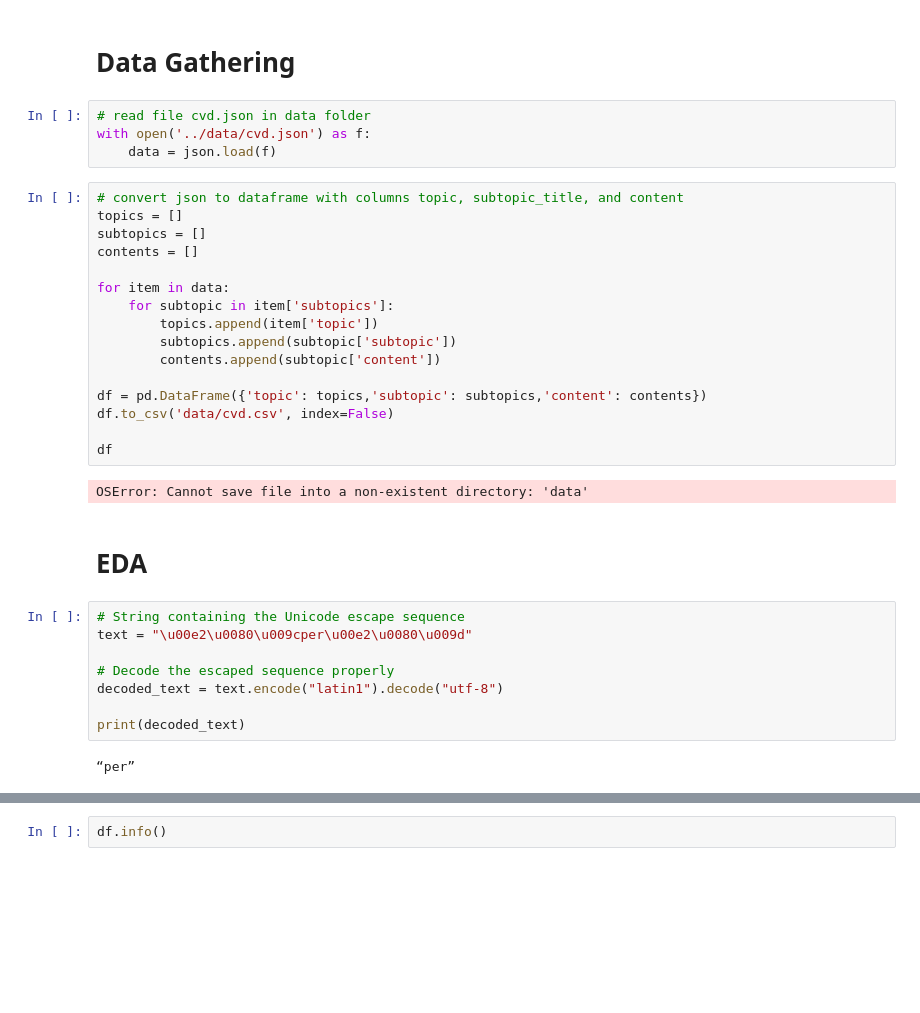
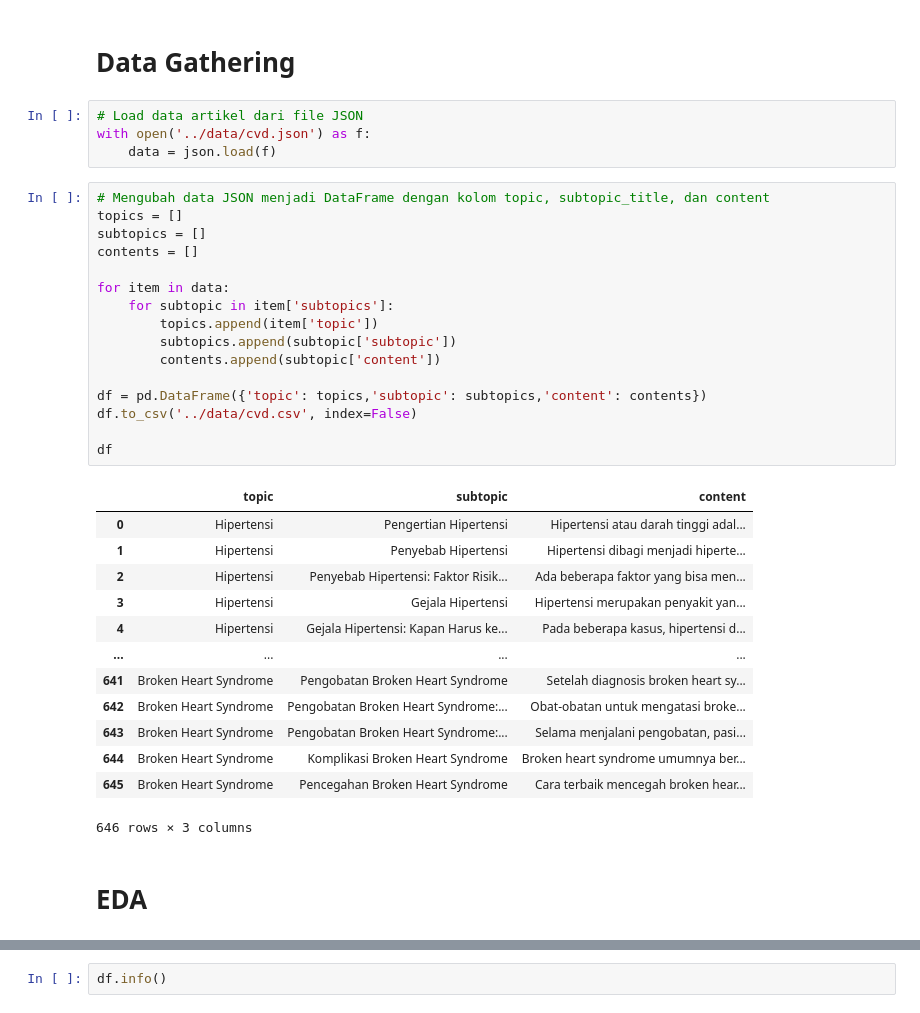
Before and after one commit to attariqazhar/Indo_CVD_RAG, a Jupyter notebook: Scraping, EDA, Preparation/EDA.ipynb, the cells around one changed output, grey strips where cells are left out. Saved outputs shown, nothing was run; the diff lists cells and outputs as text; blank space fills up the shorter version.

```diff
--- a/Scraping, EDA, Preparation/EDA.ipynb
+++ b/Scraping, EDA, Preparation/EDA.ipynb
@@ -11,36 +11,38 @@ from wordcloud import WordCloud
 # %% [markdown]
 # Data Gathering
 # %%
-# read file cvd.json in data folder
+# Load data artikel dari file JSON
 with open('../data/cvd.json') as f:
     data = json.load(f)
 # %%
-# convert json to dataframe with columns topic, subtopic_title, and content
+# Mengubah data JSON menjadi DataFrame dengan kolom topic, subtopic_title, dan content
 topics = []
 subtopics = []
 contents = []
 
 for item in data:
     for subtopic in item['subtopics']:
         topics.append(item['topic'])
         subtopics.append(subtopic['subtopic'])
         contents.append(subtopic['content'])
 
 df = pd.DataFrame({'topic': topics,'subtopic': subtopics,'content': contents})
-df.to_csv('data/cvd.csv', index=False)
+df.to_csv('../data/cvd.csv', index=False)
 
 df
 # %% [output]
+|  | topic | subtopic | content |
+| 0 | Hipertensi | Pengertian Hipertensi | Hipertensi atau darah tinggi adal... |
+| 1 | Hipertensi | Penyebab Hipertensi | Hipertensi dibagi menjadi hiperte... |
+| 2 | Hipertensi | Penyebab Hipertensi: Faktor Risik... | Ada beberapa faktor yang bisa men... |
+| 3 | Hipertensi | Gejala Hipertensi | Hipertensi merupakan penyakit yan... |
+| 4 | Hipertensi | Gejala Hipertensi: Kapan Harus ke... | Pada beberapa kasus, hipertensi d... |
+| ... | ... | ... | ... |
+| 641 | Broken Heart Syndrome | Pengobatan Broken Heart Syndrome | Setelah diagnosis broken heart sy... |
+| 642 | Broken Heart Syndrome | Pengobatan Broken Heart Syndrome:... | Obat-obatan untuk mengatasi broke... |
+| 643 | Broken Heart Syndrome | Pengobatan Broken Heart Syndrome:... | Selama menjalani pengobatan, pasi... |
+| 644 | Broken Heart Syndrome | Komplikasi Broken Heart Syndrome | Broken heart syndrome umumnya ber... |
+| 645 | Broken Heart Syndrome | Pencegahan Broken Heart Syndrome | Cara terbaik mencegah broken hear... |
-OSError: Cannot save file into a non-existent directory: 'data'
+646 rows × 3 columns
 # %% [markdown]
 # EDA
-# %%
-# String containing the Unicode escape sequence
-text = "\u00e2\u0080\u009cper\u00e2\u0080\u009d"
-
-# Decode the escaped sequence properly
-decoded_text = text.encode("latin1").decode("utf-8")
-
-print(decoded_text)
-# %% [output]
-“per”
```
Also changed, not shown: parts of 11 cells of this notebook, 6 other files.
